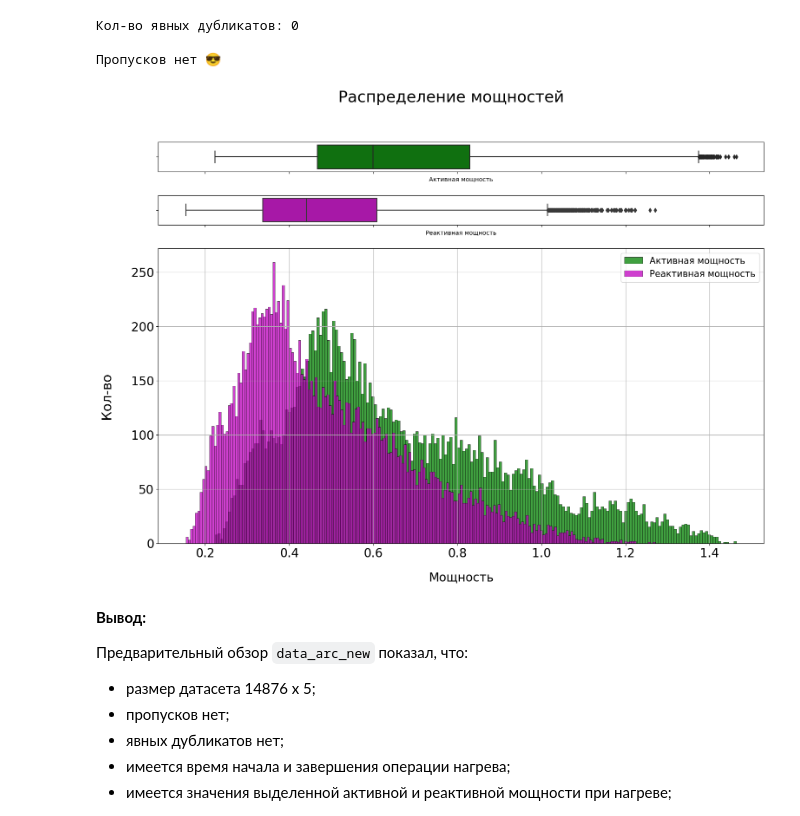
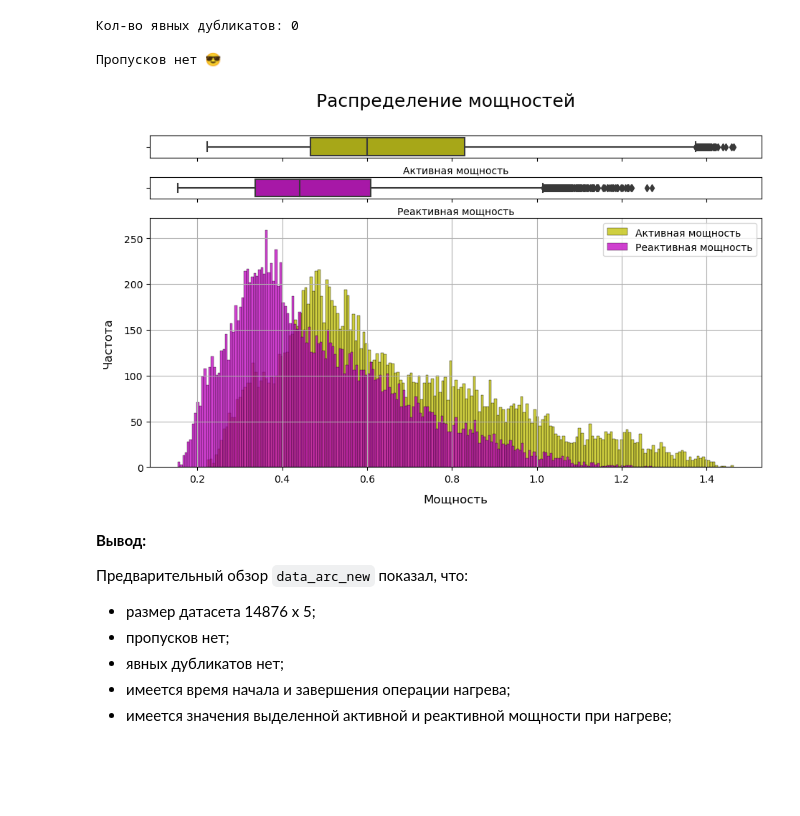
Before and after one commit to ArtemV0ronin/steel_temperature_prediction, a Jupyter notebook: steel_temperature_prediction.ipynb, the cells around one changed output. Drawn from its saved outputs; the diff is of its cells as text; code cells hidden in the pictures; blank space fills up the shorter version.

```diff
--- a/steel_temperature_prediction.ipynb
+++ b/steel_temperature_prediction.ipynb
@@ -154,7 +155,7 @@ def df_load(name):
         except:
             print(f'Ошибка месторасположения файла "{name}"')
 # %%
-def pass_value_barh(df):
+def pass_value_barh(df, figsize=(11, 5), fontsize=10):
     '''Строит гистограмму пропусков и их долю в %'''
 
     try:
@@ -164,15 +165,15 @@ def pass_value_barh(df):
             .rename(columns = {0:'space'})
             .query('space > 0')
             .sort_values(by='space', ascending=True)
-            .plot(kind='barh', figsize=(15, 6), legend=False, fontsize=14)
-            .set_title('Гистограмма пропусков' + "\n", fontsize=22, color='SteelBlue')
+            .plot(kind='barh', figsize=figsize, legend=False, fontsize=fontsize)
+            .set_title('Гистограмма пропусков' + "\n", fontsize=16, color='SteelBlue')
         );
         print('\nДоля пропусков: {:.2%}'.format(df.isna().mean().mean()))
     except:
         plt.close();
         print('Пропусков нет 😎')
 # %%
-def df_eda(name):
+def df_eda(name, figsize=(11, 5), fontsize=10):
     '''Предварительный обзор данных:
         вид данных, основная информация,
         описательные хар-ки, дубликаты, пропуски'''
@@ -182,7 +183,7 @@ def df_eda(name):
     df.info()
     display(df.head(), df.describe().round(2))
     print(f'\nКол-во явных дубликатов: {df.duplicated().sum()}', end='\n\n')
-    pass_value_barh(df)
+    pass_value_barh(df, figsize, fontsize)
 
     return df
 # %%
@@ -242,29 +243,29 @@ memory usage: 581.2+ KB
 # %%
 fig, (*box, hist) = plt.subplots(nrows=3,
                                 sharex=True,
-                                figsize=(18, 12),
-                                gridspec_kw={'height_ratios': [0.8, 0.8, 8]})
+                                figsize=(11, 6),
+                                gridspec_kw={'height_ratios': [0.7, 0.7, 8]})
 
 color_shuffle = shuffle(COLOR)
 tmp_col = data_arc[data_arc['Реактивная мощность'] > 0].iloc[:,-2:]
 
 for n, i in enumerate(tmp_col.columns):
 
     sns.histplot(data=tmp_col, ax=hist, x=i, bins=200,
                  color=color_shuffle[n])
 
     sns.boxplot(data=tmp_col, ax=box[n], x=i,
                 color=color_shuffle[n])
 
-plt.suptitle('Распределение мощностей', fontsize=26)
-plt.xlabel('Мощность', fontsize=20, labelpad=20)
-plt.ylabel('Кол-во', fontsize=22, labelpad=30)
-plt.tick_params(labelsize=20)
+plt.suptitle('Распределение мощностей', fontsize=18)
+plt.xlabel('Мощность', fontsize=12, labelpad=10)
+plt.ylabel('Частота', fontsize=12, labelpad=10)
+plt.tick_params(labelsize=10)
 plt.grid('on')
-hist.legend(tmp_col, fontsize=15, handlelength=2)
+hist.legend(tmp_col, fontsize=10, handlelength=2)
 plt.show;
 # %% [output]
-[figure, old version]
+[figure, new version]
 # %% [markdown]
 **Вывод:**
 
```
Also changed, not shown: parts of 31 cells of this notebook.
